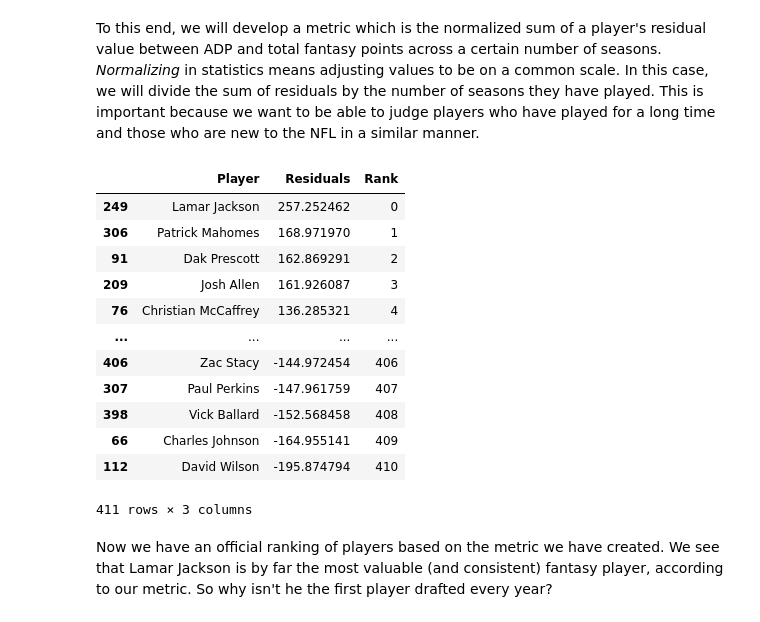
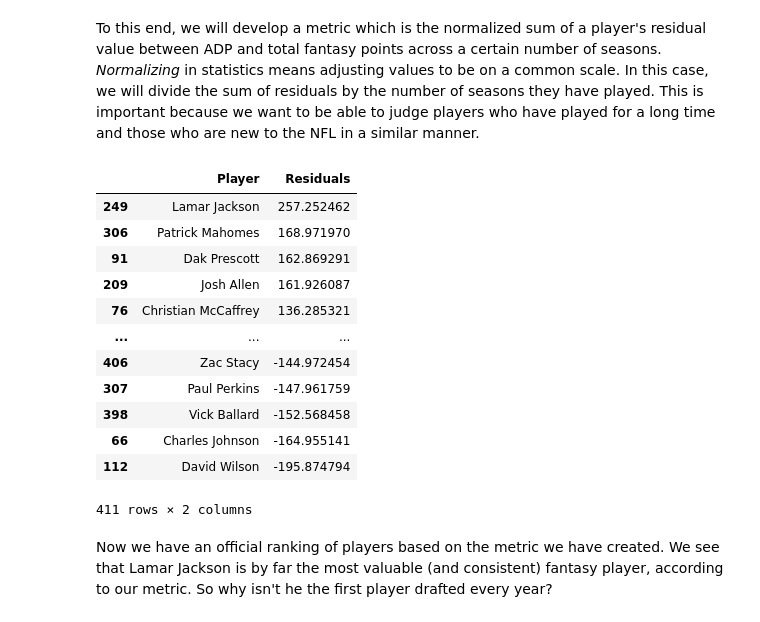
Before and after one commit to jwelsh8/jwelsh8.github.io, a Jupyter notebook: FFB_Tutorial.ipynb, the cells around one changed output. Drawn from its saved outputs; the diff is of its cells as text; code cells hidden in the pictures.

```diff
--- a/FFB_Tutorial.ipynb
+++ b/FFB_Tutorial.ipynb
@@ -484,21 +367,0 @@ def is_above_regression(x,y,a,b):
-# %%
-above_list = []
-below_list = []
-for year_df in all_years_df:
-  #Apply this function to our DataFrame
-  above_index_list = []
-  below_index_list = []
-  index = 0
-
-  for i, row in year_df.iterrows():
-    if is_above_regression(row['Overall'],row['FantasyPoints'],a,b):
-      above_index_list.append(index)
-    else:
-      below_index_list.append(index)
-    index += 1
-
-  above_df = year_df.iloc[above_index_list]
-  below_df = year_df.iloc[below_index_list]
-
-  above_list.append(above_df)
-  below_list.append(below_df)
@@ -558,36 +386,36 @@ for year_df in all_years_df:
 # %%
 prediction_df = pd.concat(prediction_df_list)
 names = []
 norms = []
 # positions = []
 for player, group in prediction_df.groupby('Player'):
   sum_of_resid = group['Resid'].agg(np.sum)
   length = len(group)
   norm_sum_of_resid = sum_of_resid/length
 
   names.append(player)
   norms.append(norm_sum_of_resid)
 
   # positions.append(postition)
 rank = [i for i in range(0,len(norms))]
 value_df = pd.DataFrame(list(zip(names, norms)), columns =['Player', 'Residuals'])
 value_df = value_df.sort_values('Residuals', ascending=False)
-value_df['Rank'] = rank
+#value_df['ModelRank'] = rank
 value_df
 # %% [output]
-|  | Player | Residuals | Rank |
-| 249 | Lamar Jackson | 257.252462 | 0 |
-| 306 | Patrick Mahomes | 168.971970 | 1 |
-| 91 | Dak Prescott | 162.869291 | 2 |
-| 209 | Josh Allen | 161.926087 | 3 |
-| 76 | Christian McCaffrey | 136.285321 | 4 |
-| ... | ... | ... | ... |
-| 406 | Zac Stacy | -144.972454 | 406 |
-| 307 | Paul Perkins | -147.961759 | 407 |
-| 398 | Vick Ballard | -152.568458 | 408 |
-| 66 | Charles Johnson | -164.955141 | 409 |
-| 112 | David Wilson | -195.874794 | 410 |
+|  | Player | Residuals |
+| 249 | Lamar Jackson | 257.252462 |
+| 306 | Patrick Mahomes | 168.971970 |
+| 91 | Dak Prescott | 162.869291 |
+| 209 | Josh Allen | 161.926087 |
+| 76 | Christian McCaffrey | 136.285321 |
+| ... | ... | ... |
+| 406 | Zac Stacy | -144.972454 |
+| 307 | Paul Perkins | -147.961759 |
+| 398 | Vick Ballard | -152.568458 |
+| 66 | Charles Johnson | -164.955141 |
+| 112 | David Wilson | -195.874794 |
-411 rows × 3 columns
+411 rows × 2 columns
 # %% [markdown]
 Now we have an official ranking of players based on the metric we have created. We see that Lamar Jackson is by far the most valuable (and consistent) fantasy player, according to our metric. So why isn't he the first player drafted every year?
 # %% [markdown]
```
Also changed, not shown: parts of 42 cells of this notebook, 1 other file.
